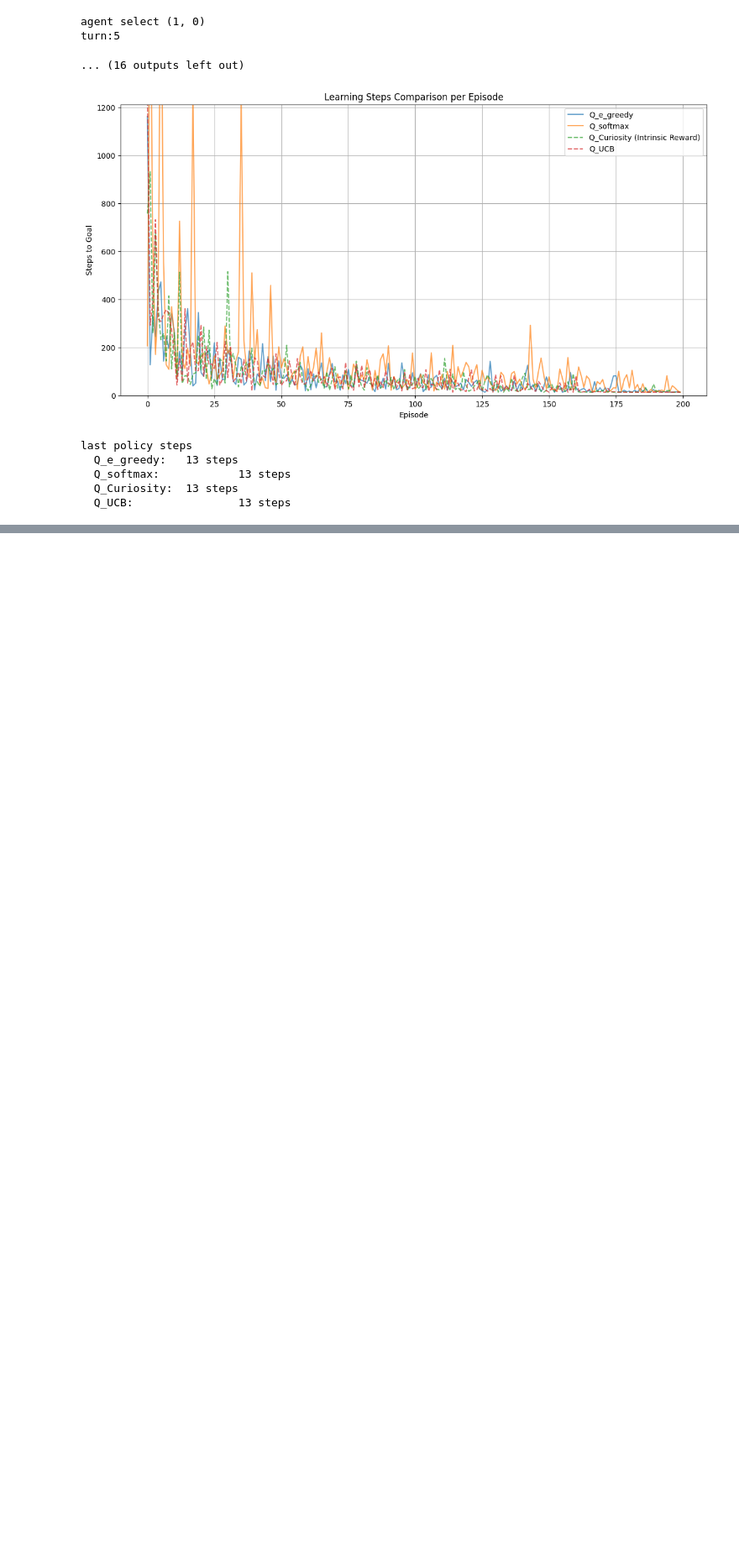
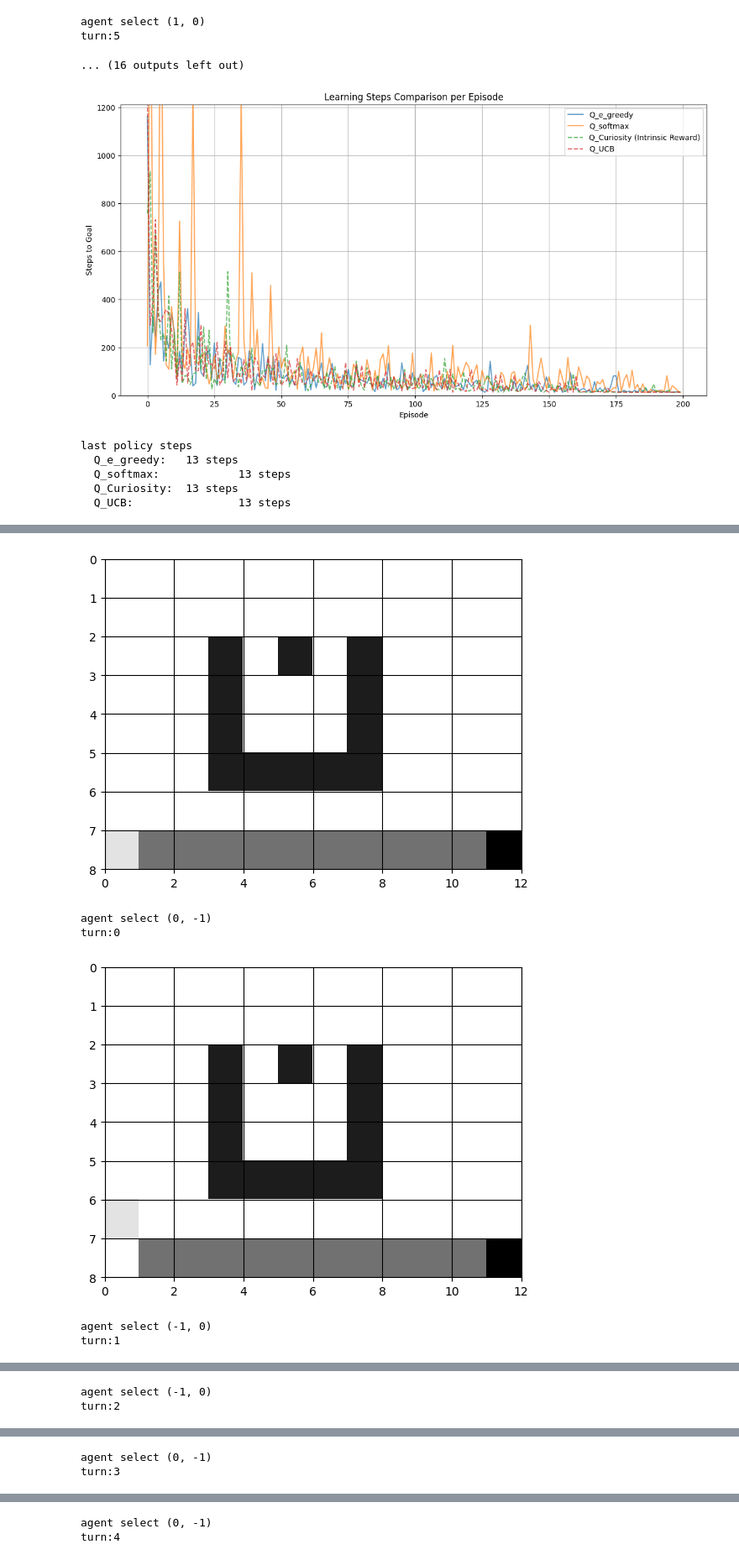
Before and after one commit to 24rd172/RL_human-like, a Jupyter notebook: AIP3_24RD172.ipynb, the cells around one changed output, grey strips where cells are left out. Shown at 84% size. Drawn from its saved outputs; the diff is of its cells as text; code cells hidden in the pictures; blank space fills up the shorter version.

```diff
--- a/AIP3_24RD172.ipynb
+++ b/AIP3_24RD172.ipynb
@@ -596,0 +700,14 @@ last policy steps
+# %%
+episode = 120
+
+env_egreedy = CuriosityEnv()
+agent_egreedy = OffPolicyAgent(env_egreedy.width, env_egreedy.height, param=(0.1, 0.9, 0.1), behavior_policy=e_greedy, name='Q+e-greedy')
+
+steps_Q_e_greedy = sim(epi=episode, env=env_egreedy, agent=agent_egreedy)
+# %% [output]
+[figure, added]
+agent select (0, -1)
+turn:0
+[figure, added]
+agent select (-1, 0)
+turn:1
@@ -596,0 +715,2 @@ last policy steps
+agent select (-1, 0)
+turn:2
@@ -596,0 +718,2 @@ last policy steps
+agent select (0, -1)
+turn:3
@@ -596,0 +721,2 @@ last policy steps
+agent select (0, -1)
+turn:4
```
Also changed, not shown: parts of 13 cells of this notebook.
